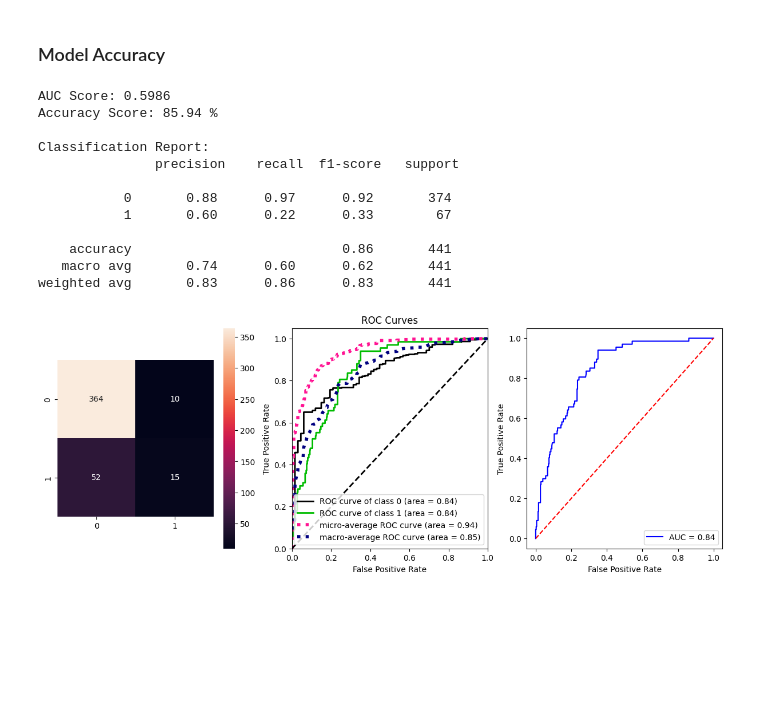
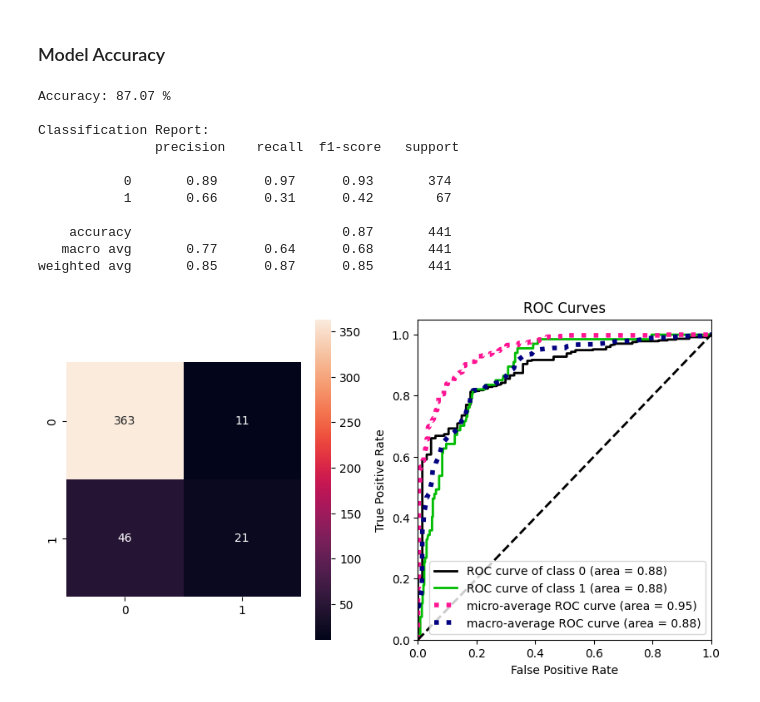
Before and after one commit to nick-peter-marcus/marketing-analytics-data, a Jupyter notebook: marketing-analytics-data-ML.ipynb, the cells around one changed output. Cells and saved outputs as stored; diff of their text form; code cells hidden in the pictures; blank space fills up the shorter version.

```diff
--- a/marketing-analytics-data-ML.ipynb
+++ b/marketing-analytics-data-ML.ipynb
@@ -216,11 +276,11 @@ Best parameters: {'n_estimators': 900, 'max_leaf_nodes': 280, 'max_features': 0.
 ### Run Random Forest Classifier
 # %%
 rfc = RandomForestClassifier(random_state = 42,
-                             n_estimators = 900,
-                             max_leaf_nodes = 280,
+                             n_estimators = 700,
+                             max_leaf_nodes = 310,
                              max_features = 0.5,
-                             max_depth = 5,
-                             bootstrap = False)
+                             max_depth = 15,
+                             bootstrap = True)
 
 rfc_model = rfc.fit(X_train, y_train)
 # %% [markdown]
@@ -228,39 +288,27 @@ rfc_model = rfc.fit(X_train, y_train)
 # %%
 y_pred_X_test = rfc_model.predict(X_test)
 
-print('AUC Score:', round(roc_auc_score(y_test, y_pred_X_test), 4))
-print('Accuracy Score:', round(accuracy_score(y_test, y_pred_X_test)*100, 2), '%')
+print('Accuracy:', round(accuracy_score(y_test, y_pred_X_test)*100, 2), '%')
 print('\nClassification Report:\n', classification_report(y_test, y_pred_X_test))
 
 # Plots
-fig, axs = plt.subplots(figsize=(15, 5), ncols=3)
+fig, axs = plt.subplots(figsize=(10, 5), ncols=2)
 
 # Confusion matrix
 sns.heatmap(confusion_matrix(y_test, y_pred_X_test), annot=True, fmt='g', square=True, ax=axs[0])
 
 # ROC
-skplt.metrics.plot_roc(y_test, rfc_model.predict_proba(X_test), ax=axs[1])
-
-scores = rfc_model.predict_proba(X_test)[:,1]
-fpr, tpr, threshold = roc_curve(y_test, scores)
-roc_auc = auc(fpr, tpr)
-
-axs[2] = plt.plot(fpr, tpr, 'b', label=f'AUC = {roc_auc:.2f}')
-plt.legend(loc = 'lower right')
-plt.plot([0,1], [0,1], 'r--')
-plt.ylabel('True Positive Rate')
-plt.xlabel('False Positive Rate');
+skplt.metrics.plot_roc(y_test, rfc_model.predict_proba(X_test), ax=axs[1]);
 # %% [output]
-AUC Score: 0.5986
-Accuracy Score: 85.94 %
+Accuracy: 87.07 %
 
 Classification Report:
                precision    recall  f1-score   support
 
-           0       0.88      0.97      0.92       374
-           1       0.60      0.22      0.33        67
+           0       0.89      0.97      0.93       374
+           1       0.66      0.31      0.42        67
 
-    accuracy                           0.86       441
-   macro avg       0.74      0.60      0.62       441
-weighted avg       0.83      0.86      0.83       441
+    accuracy                           0.87       441
+   macro avg       0.77      0.64      0.68       441
+weighted avg       0.85      0.87      0.85       441
-[figure, old version]
+[figure, new version]
```
Also changed, not shown: parts of 15 cells of this notebook, 2 other files.
